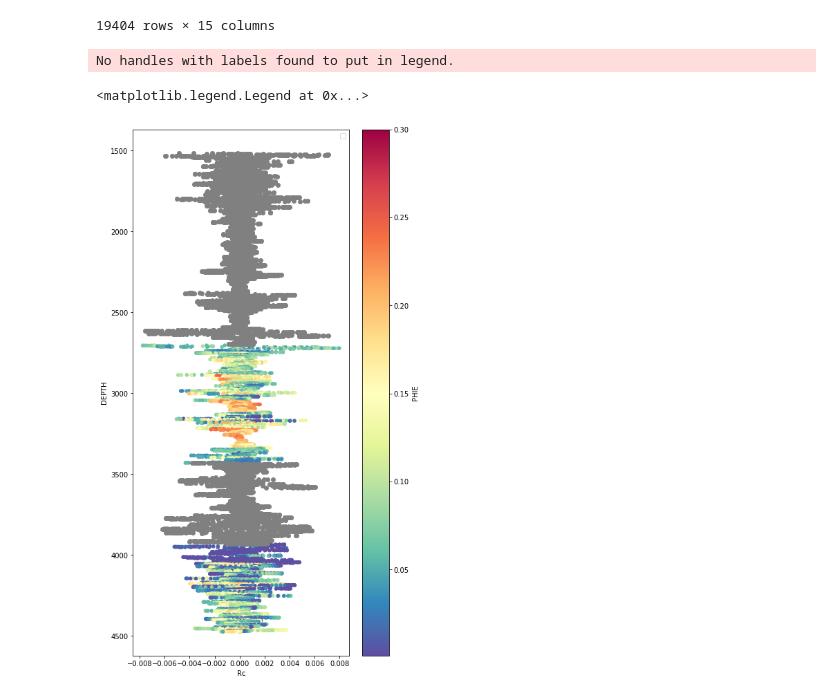
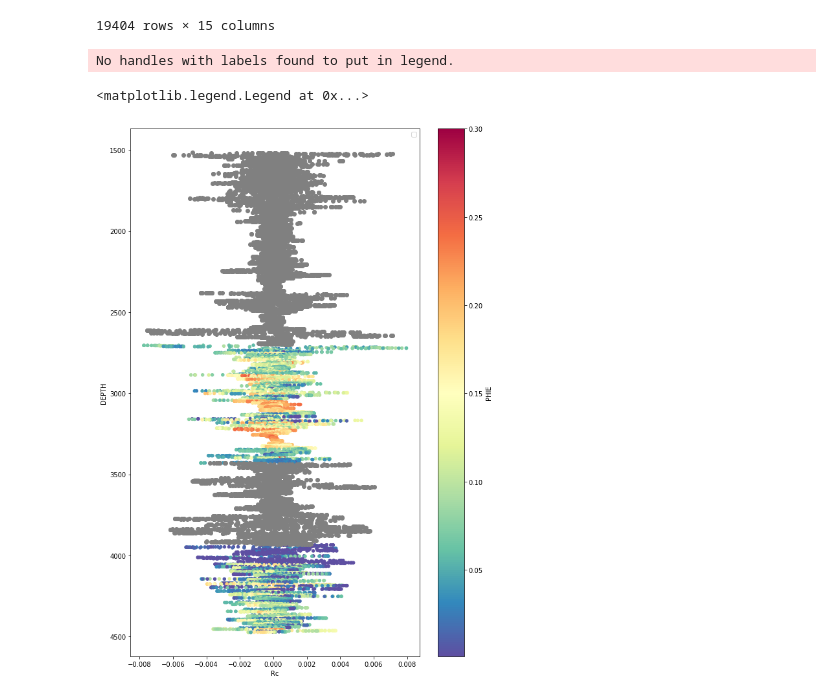
Before and after one commit to danterocha/danterocha, a Jupyter notebook: CTP2_atividade_06_[Dante].ipynb, the cells around one changed output. Saved outputs shown, nothing was run; the diff lists cells and outputs as text; code cells hidden in the pictures.

```diff
--- a/CTP2_atividade_06_[Dante].ipynb
+++ b/CTP2_atividade_06_[Dante].ipynb
@@ -552,13 +552,13 @@ df
 # %%
 # make plot
 mask = np.isnan(df.PHIE)
-fig, ax = plt.subplots(sharey=True, figsize = (7,14))
+fig, ax = plt.subplots(sharey=True, figsize = (10,15))
 df.plot(kind='scatter', x='Rc', y='DEPTH', ax=ax, c='PHIE',cmap='Spectral_r', vmin=0.001, vmax=0.3)
 o = ax.plot(df.Rc[mask], df.DEPTH[mask], color='gray', marker='o', linestyle='')
 ax.set_axisbelow(True)
 ax.invert_yaxis()
 ax.legend()
 # %% [output]
 No handles with labels found to put in legend.
 <matplotlib.legend.Legend at 0x...>
-[figure, old version]
+[figure, new version]
```
